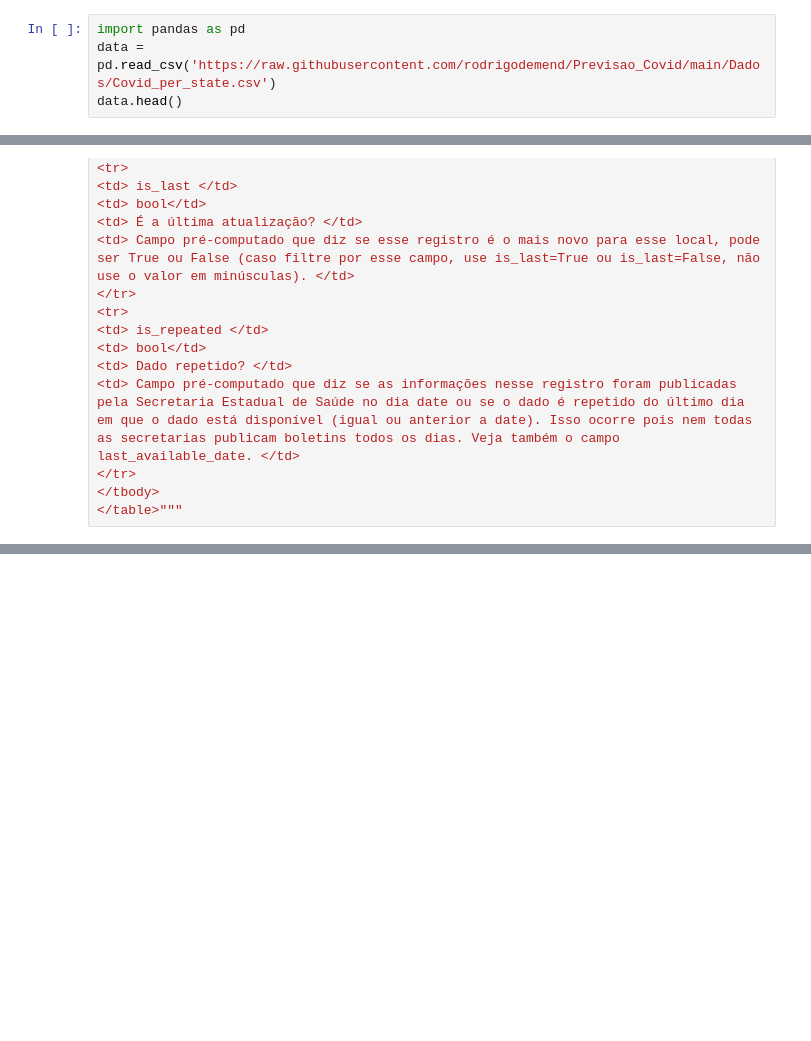
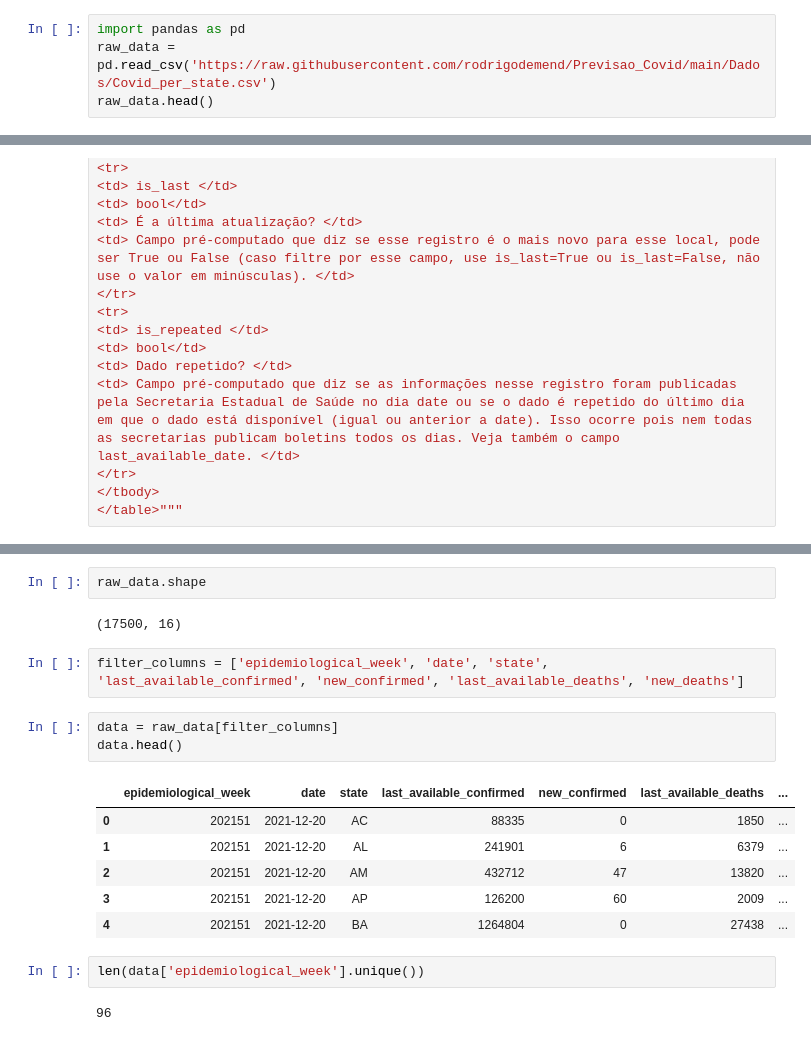
Before and after one commit to rodrigodemend/Previsao_Covid, a Jupyter notebook: Notebooks/Importação_e_Limpeza_dos_dados_de_Covid_19.ipynb, the cells around one changed output, grey strips where cells are left out. Saved outputs shown, nothing was run; the diff lists cells and outputs as text; blank space fills up the shorter version.

Commit message:
Iniciando a exploração dos dados

```diff
--- a/Notebooks/Importação_e_Limpeza_dos_dados_de_Covid_19.ipynb
+++ b/Notebooks/Importação_e_Limpeza_dos_dados_de_Covid_19.ipynb
@@ -7,8 +7,8 @@ def import_and_clean_data(url_data):
   return
 # %%
 import pandas as pd
-data = pd.read_csv('https://raw.githubusercontent.com/rodrigodemend/Previsao_Covid/main/Dados/Covid_per_state.csv')
-data.head()
+raw_data = pd.read_csv('https://raw.githubusercontent.com/rodrigodemend/Previsao_Covid/main/Dados/Covid_per_state.csv')
+raw_data.head()
 # %% [output]
 |  | epidemiological_week | date | order_for_place | state | city | city_ibge_code | place_type | ... |
 | 0 | 202151 | 2021-12-20 | 644 | AC | NaN | 12 | state | ... |
@@ -158,3 +160,23 @@ metadata
 | 15 | estimated_population_2019 | integer | População estimada 2019 | População estimada para esse muni... |
 | 16 | is_last | bool | É a última atualização? | Campo pré-computado que diz se es... |
 | 17 | is_repeated | bool | Dado repetido? | Campo pré-computado que diz se as... |
+# %%
+raw_data.shape
+# %% [output]
+(17500, 16)
+# %%
+filter_columns = ['epidemiological_week', 'date', 'state', 'last_available_confirmed', 'new_confirmed', 'last_available_deaths', 'new_deaths']
+# %%
+data = raw_data[filter_columns]
+data.head()
+# %% [output]
+|  | epidemiological_week | date | state | last_available_confirmed | new_confirmed | last_available_deaths | ... |
+| 0 | 202151 | 2021-12-20 | AC | 88335 | 0 | 1850 | ... |
+| 1 | 202151 | 2021-12-20 | AL | 241901 | 6 | 6379 | ... |
+| 2 | 202151 | 2021-12-20 | AM | 432712 | 47 | 13820 | ... |
+| 3 | 202151 | 2021-12-20 | AP | 126200 | 60 | 2009 | ... |
+| 4 | 202151 | 2021-12-20 | BA | 1264804 | 0 | 27438 | ... |
+# %%
+len(data['epidemiological_week'].unique())
+# %% [output]
+96
```
Also changed, not shown: parts of 2 cells of this notebook.
